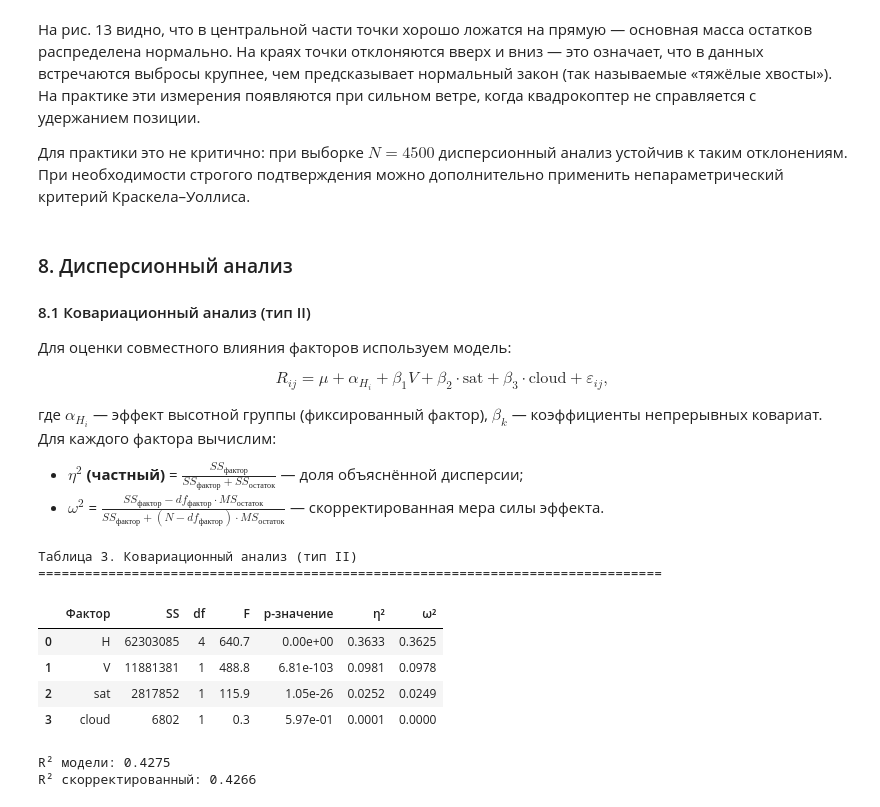
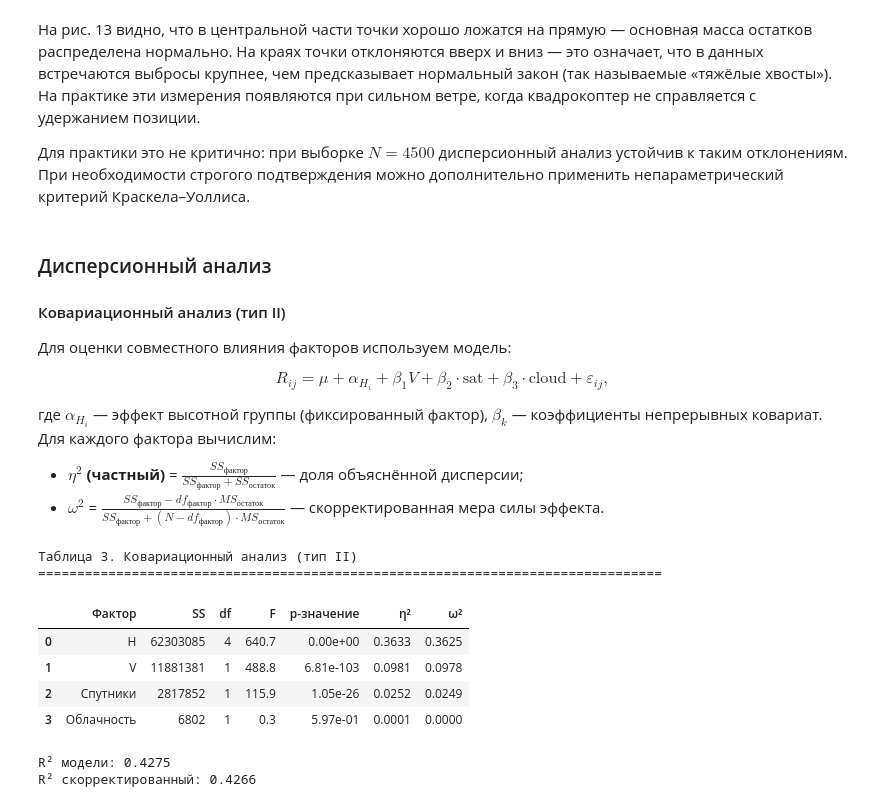
Before and after one commit to Rrisinglight/kandid, a Jupyter notebook: analysis.ipynb, the cells around one changed output. Cells and saved outputs as stored; diff of their text form; code cells hidden in the pictures.

```diff
--- a/analysis.ipynb
+++ b/analysis.ipynb
@@ -401,7 +401,7 @@ fig.show()
 Рис. 11 показывает, что число спутников GNSS имеет слабое, но заметное влияние: медиана $R$ незначительно снижается при увеличении числа видимых спутников (лучшее позиционирование автопилота).
 # %%
 factors = ["H", "V", "sat", "cloud"]
-factor_names = {"H": "Высота H", "V": "Ветер V", "sat": "Спутники", "cloud": "Облачность"}
+factor_names = {"H": "Высота", "V": "Ветер", "sat": "Спутники", "cloud": "Обл."}
 corrs = []
 for f in factors:
     rho, p = stats.spearmanr(df[f], df["R"])
@@ -535,9 +535,9 @@ fig.show()
 
 Для практики это не критично: при выборке $N = 4500$ дисперсионный анализ устойчив к таким отклонениям. При необходимости строгого подтверждения можно дополнительно применить непараметрический критерий Краскела–Уоллиса.
 # %% [markdown]
-### 8. Дисперсионный анализ
+### Дисперсионный анализ
 
-#### 8.1 Ковариационный анализ (тип II)
+#### Ковариационный анализ (тип II)
 
 Для оценки совместного влияния факторов используем модель:
 
@@ -560,37 +560,38 @@ n = len(df)
 
 results = []
 for factor in ["C(H_factor)", "V", "sat", "cloud"]:
     if factor not in aov.index:
         continue
     ss = aov.loc[factor, "sum_sq"]
     df_f = aov.loc[factor, "df"]
     f_val = aov.loc[factor, "F"]
     p_val = aov.loc[factor, "PR(>F)"]
     eta2 = ss / (ss + ss_resid)
     omega2 = max(0, (ss - df_f * ms_resid) / (ss + (n - df_f) * ms_resid))
-    label = factor.replace("C(", "").replace("_factor)", "").replace(")", "")
+    label = (factor.replace("C(", "").replace("_factor)", "").replace(")", "")
+              .replace("cloud", "Облачность").replace("sat", "Спутники"))
     results.append({
         "Фактор": label, "SS": f"{ss:.0f}", "df": int(df_f),
         "F": f"{f_val:.1f}", "p-значение": f"{p_val:.2e}",
         "η²": f"{eta2:.4f}", "ω²": f"{omega2:.4f}",
-        "_omega2": omega2, "_label": label,
+        "_omega2": omega2, "_eta2": eta2, "_label": label,
     })
 
 anova_df = pd.DataFrame(results)
 print("Таблица 3. Ковариационный анализ (тип II)")
 print("=" * 80)
 display(anova_df[["Фактор", "SS", "df", "F", "p-значение", "η²", "ω²"]])
 
 print(f"\nR² модели: {model_full.rsquared:.4f}")
 print(f"R² скорректированный: {model_full.rsquared_adj:.4f}")
 # %% [output]
 Таблица 3. Ковариационный анализ (тип II)
 ================================================================================
 |  | Фактор | SS | df | F | p-значение | η² | ω² |
 | 0 | H | 62303085 | 4 | 640.7 | 0.00e+00 | 0.3633 | 0.3625 |
 | 1 | V | 11881381 | 1 | 488.8 | 6.81e-103 | 0.0981 | 0.0978 |
-| 2 | sat | 2817852 | 1 | 115.9 | 1.05e-26 | 0.0252 | 0.0249 |
-| 3 | cloud | 6802 | 1 | 0.3 | 5.97e-01 | 0.0001 | 0.0000 |
+| 2 | Спутники | 2817852 | 1 | 115.9 | 1.05e-26 | 0.0252 | 0.0249 |
+| 3 | Облачность | 6802 | 1 | 0.3 | 5.97e-01 | 0.0001 | 0.0000 |
 R² модели: 0.4275
 R² скорректированный: 0.4266
 # %%
```
Also changed, not shown: parts of 20 cells of this notebook.
